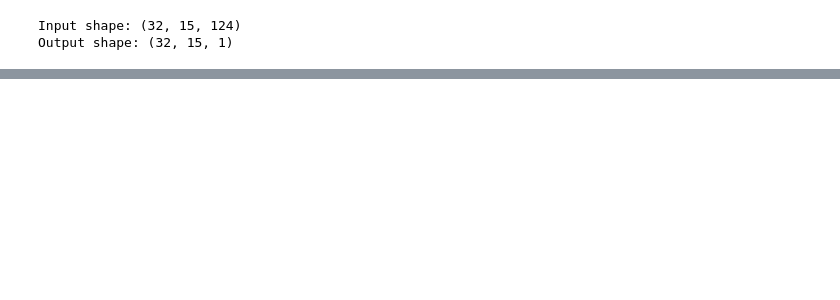
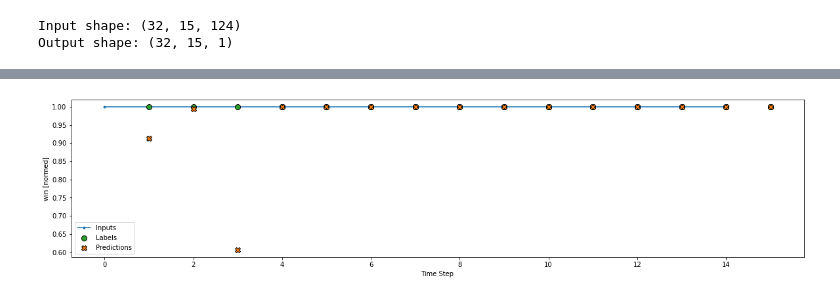
Before and after one commit to ucfcs/Fall2020-Group-20, a Jupyter notebook: notebooks/protoss/ProtossNorm.ipynb, the cells around one changed output, grey strips where cells are left out. Saved outputs shown, nothing was run; the diff lists cells and outputs as text; code cells hidden in the pictures; blank space fills up the shorter version.

```diff
--- a/notebooks/protoss/ProtossNorm.ipynb
+++ b/notebooks/protoss/ProtossNorm.ipynb
@@ -551,3 +607,9 @@ wide_window.plot(lstm_model)
+# %%
+#GRU
+
+wide_window.plot(gru_model)
+# %% [output]
+[figure, added]
 # %%
 x = np.arange(len(performance))
 width = 0.3
```
Also changed, not shown: parts of 16 cells of this notebook, 5 other files.
